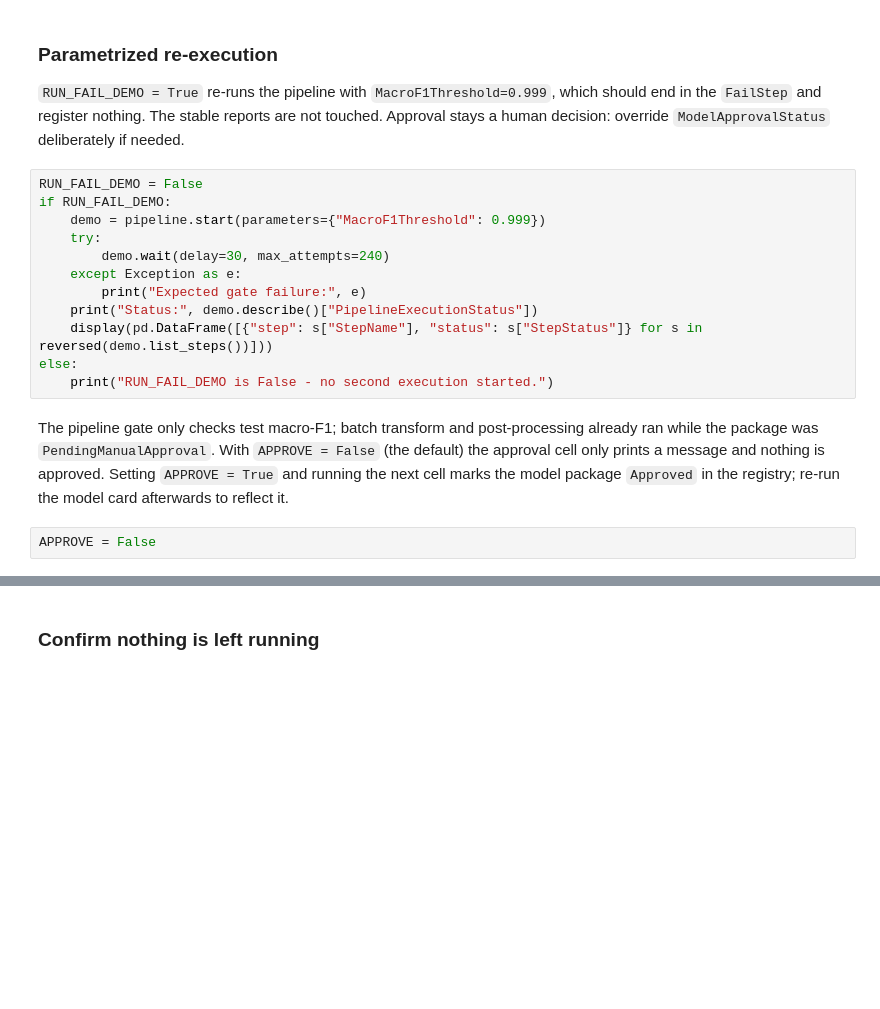
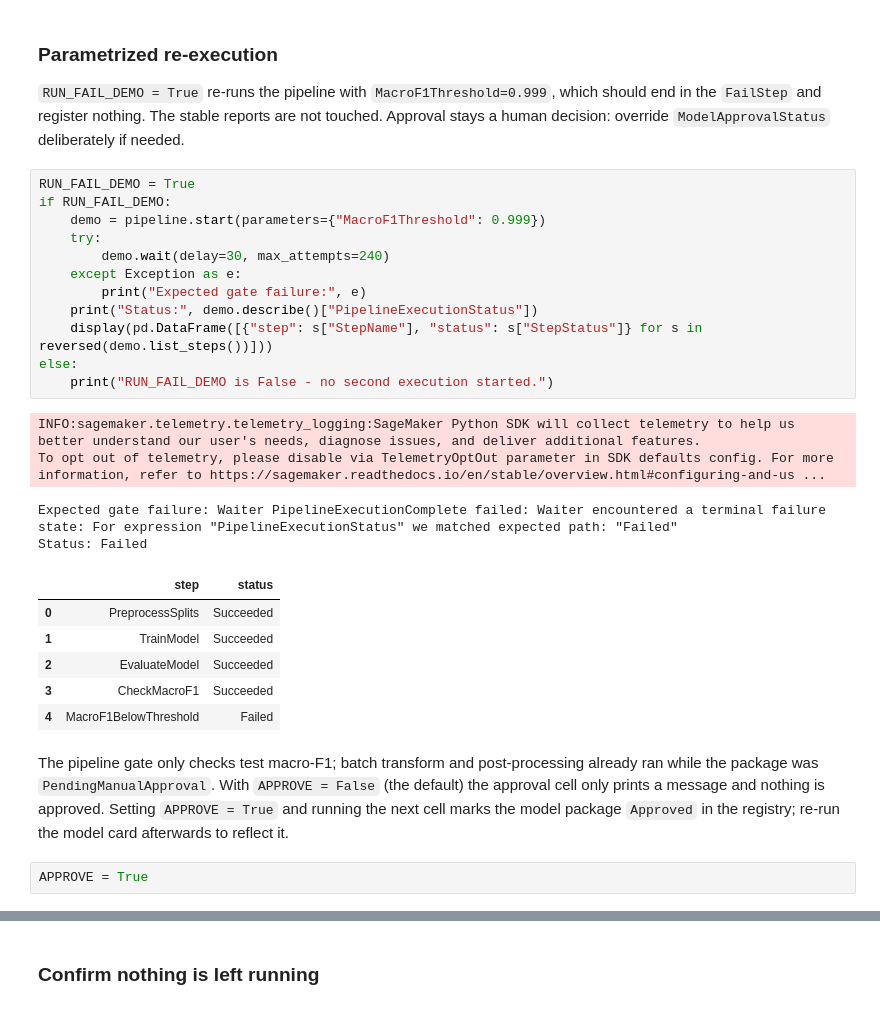
Before and after one commit to Nishchal-dl/Wearable-Sensor-Based-Sports-Activity-Recognition, a Jupyter notebook: notebooks/3_train_evaluate_deploy.ipynb, the cells around one changed output, grey strips where cells are left out. Saved outputs shown, nothing was run; the diff lists cells and outputs as text; blank space fills up the shorter version.

Commit message:
Executing pipeline notebooks

```diff
--- a/notebooks/3_train_evaluate_deploy.ipynb
+++ b/notebooks/3_train_evaluate_deploy.ipynb
@@ -557,21 +640,32 @@ except Exception as e:
 ### Parametrized re-execution
 `RUN_FAIL_DEMO = True` re-runs the pipeline with `MacroF1Threshold=0.999`, which should end in the `FailStep` and register nothing. The stable reports are not touched. Approval stays a human decision: override `ModelApprovalStatus` deliberately if needed.
 # %%
-RUN_FAIL_DEMO = False
+RUN_FAIL_DEMO = True
 if RUN_FAIL_DEMO:
     demo = pipeline.start(parameters={"MacroF1Threshold": 0.999})
     try:
         demo.wait(delay=30, max_attempts=240)
     except Exception as e:
         print("Expected gate failure:", e)
     print("Status:", demo.describe()["PipelineExecutionStatus"])
     display(pd.DataFrame([{"step": s["StepName"], "status": s["StepStatus"]} for s in reversed(demo.list_steps())]))
 else:
     print("RUN_FAIL_DEMO is False - no second execution started.")
+# %% [output]
+INFO:sagemaker.telemetry.telemetry_logging:SageMaker Python SDK will collect telemetry to help us better understand our user's needs, diagnose issues, and deliver additional features.
+To opt out of telemetry, please disable via TelemetryOptOut parameter in SDK defaults config. For more information, refer to https://sagemaker.readthedocs.io/en/stable/overview.html#configuring-and-us ...
+Expected gate failure: Waiter PipelineExecutionComplete failed: Waiter encountered a terminal failure state: For expression "PipelineExecutionStatus" we matched expected path: "Failed"
+Status: Failed
+|  | step | status |
+| 0 | PreprocessSplits | Succeeded |
+| 1 | TrainModel | Succeeded |
+| 2 | EvaluateModel | Succeeded |
+| 3 | CheckMacroF1 | Succeeded |
+| 4 | MacroF1BelowThreshold | Failed |
 # %% [markdown]
 The pipeline gate only checks test macro-F1; batch transform and post-processing already ran while the package was `PendingManualApproval`. With `APPROVE = False` (the default) the approval cell only prints a message and nothing is approved. Setting `APPROVE = True` and running the next cell marks the model package `Approved` in the registry; re-run the model card afterwards to reflect it.
 # %%
-APPROVE = False
+APPROVE = True
 # %%
 if not APPROVE:
     print("APPROVE is False - model package NOT approved: " + train_info["model_package_arn"] + chr(10) +
```
Also changed, not shown: parts of 23 cells of this notebook, 2 other files.
